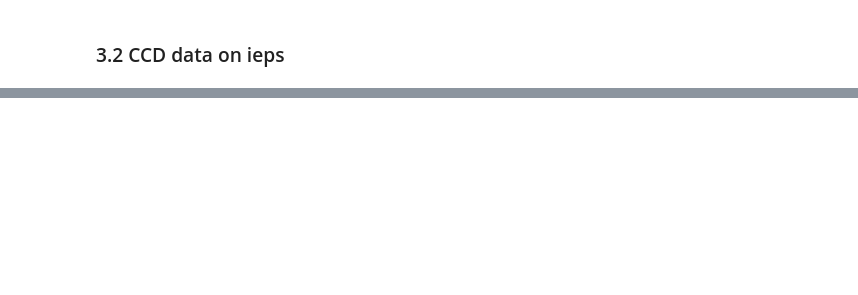
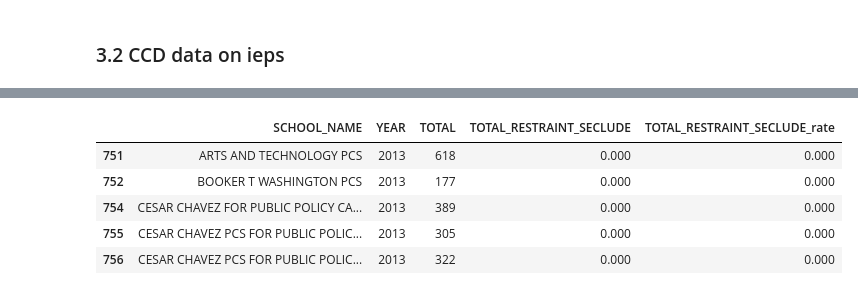
Before and after one commit to rebeccajohnson88/rights_towhat_chapter, a Jupyter notebook: code/03_merge_withdem.ipynb, the cells around one changed output, grey strips where cells are left out. Saved outputs shown, nothing was run; the diff lists cells and outputs as text; code cells hidden in the pictures; blank space fills up the shorter version.

```diff
--- a/code/03_merge_withdem.ipynb
+++ b/code/03_merge_withdem.ipynb
@@ -552,0 +612,19 @@ frpl_vars
+# %%
+## discipline
+discipline_cols = [col for col in crdc_largerpull_fill.columns if
+                  "susp" in col or "expulsions" in col or "corporal" in col]
+restr_secl_cols = [col for col in crdc_largerpull_fill.columns if
+                  "restraint" in col or "seclusion" in col]
+
+crdc_largerpull_fill['total_discipline'] = crdc_largerpull_fill[discipline_cols].sum(axis = 1)
+crdc_largerpull_fill['total_restraint_seclude'] = crdc_largerpull_fill[restr_secl_cols].sum(axis = 1)
+# %%
+crdc_disc_foragg = crdc_largerpull_fill.loc[~crdc_largerpull_fill.enrollment.isin(['0',
+                                        'Not applicable']),
+                                        ['school_name', 'year',
+                                        'enrollment',
+                                        'total_discipline']].copy()
+crdc_disc_foragg.rename(columns = {'enrollment':
+            'total'}, inplace = True)
+
+crdc_disc_foragg.head()
@@ -552,0 +638,29 @@ frpl_vars
+# %%
+disc_summary = aggregate_crdc(data = crdc_disc_foragg,
+                             var_col = "total_discipline",
+                            value_col = "total_discipline",
+                             format = "wide")
+
+crdc_res_foragg = crdc_largerpull_fill.loc[~crdc_largerpull_fill.enrollment.isin(['0',
+                                        'Not applicable']),
+                                        ['school_name', 'year',
+                                        'enrollment',
+                                        'total_restraint_seclude']].copy()
+crdc_res_foragg.rename(columns = {'enrollment':
+            'total'}, inplace = True)
+
+res_summary = aggregate_crdc(data = crdc_res_foragg,
+                             var_col = "total_restraint_seclude",
+                            value_col = "total_restraint_seclude",
+                             format = "wide")
+
+
+
+res_summary.head()
+# %% [output]
+|  | SCHOOL_NAME | YEAR | TOTAL | TOTAL_RESTRAINT_SECLUDE | TOTAL_RESTRAINT_SECLUDE_rate |
+| 751 | ARTS AND TECHNOLOGY PCS | 2013 | 618 | 0.000 | 0.000 |
+| 752 | BOOKER T WASHINGTON PCS | 2013 | 177 | 0.000 | 0.000 |
+| 754 | CESAR CHAVEZ FOR PUBLIC POLICY CA... | 2013 | 389 | 0.000 | 0.000 |
+| 755 | CESAR CHAVEZ PCS FOR PUBLIC POLIC... | 2013 | 305 | 0.000 | 0.000 |
+| 756 | CESAR CHAVEZ PCS FOR PUBLIC POLIC... | 2013 | 322 | 0.000 | 0.000 |
```
Also changed, not shown: parts of 35 cells of this notebook.
